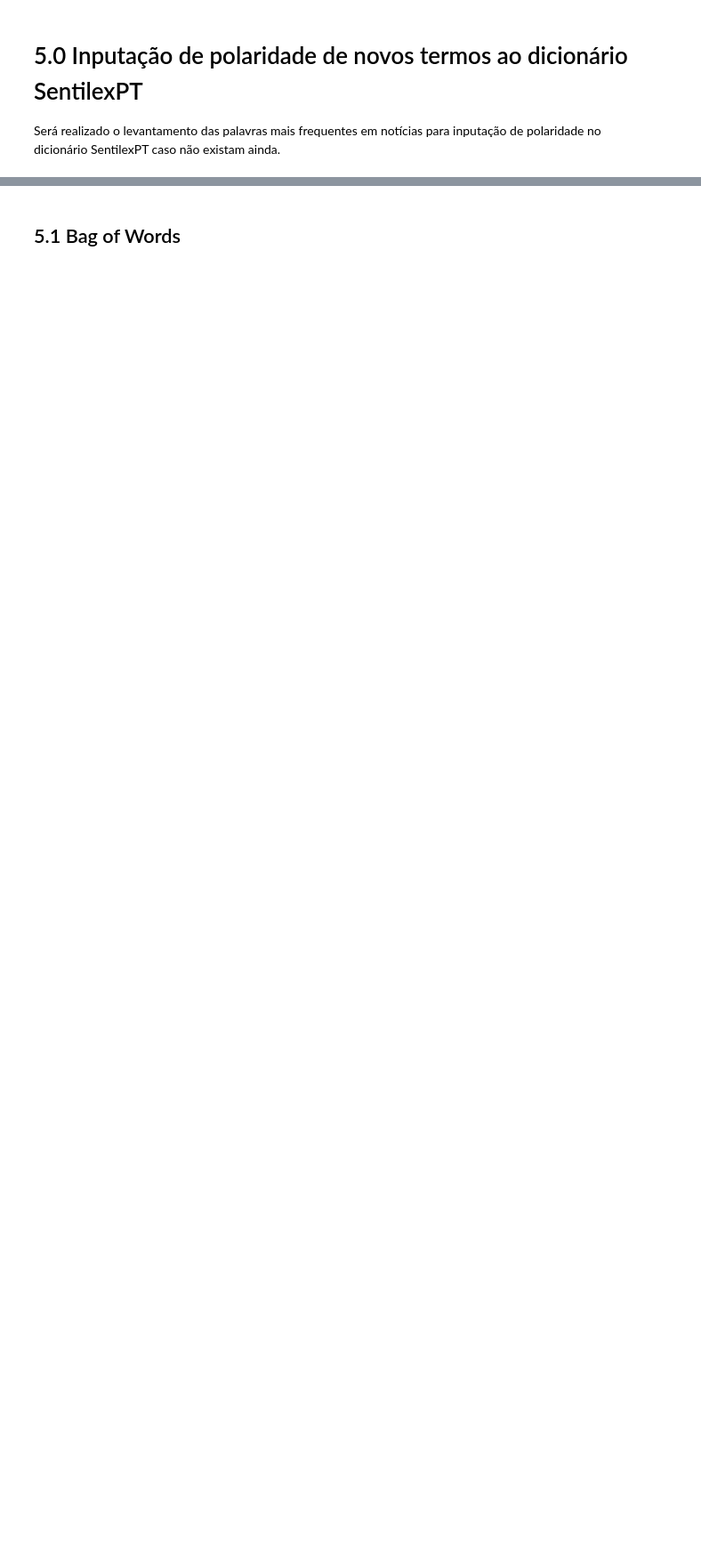
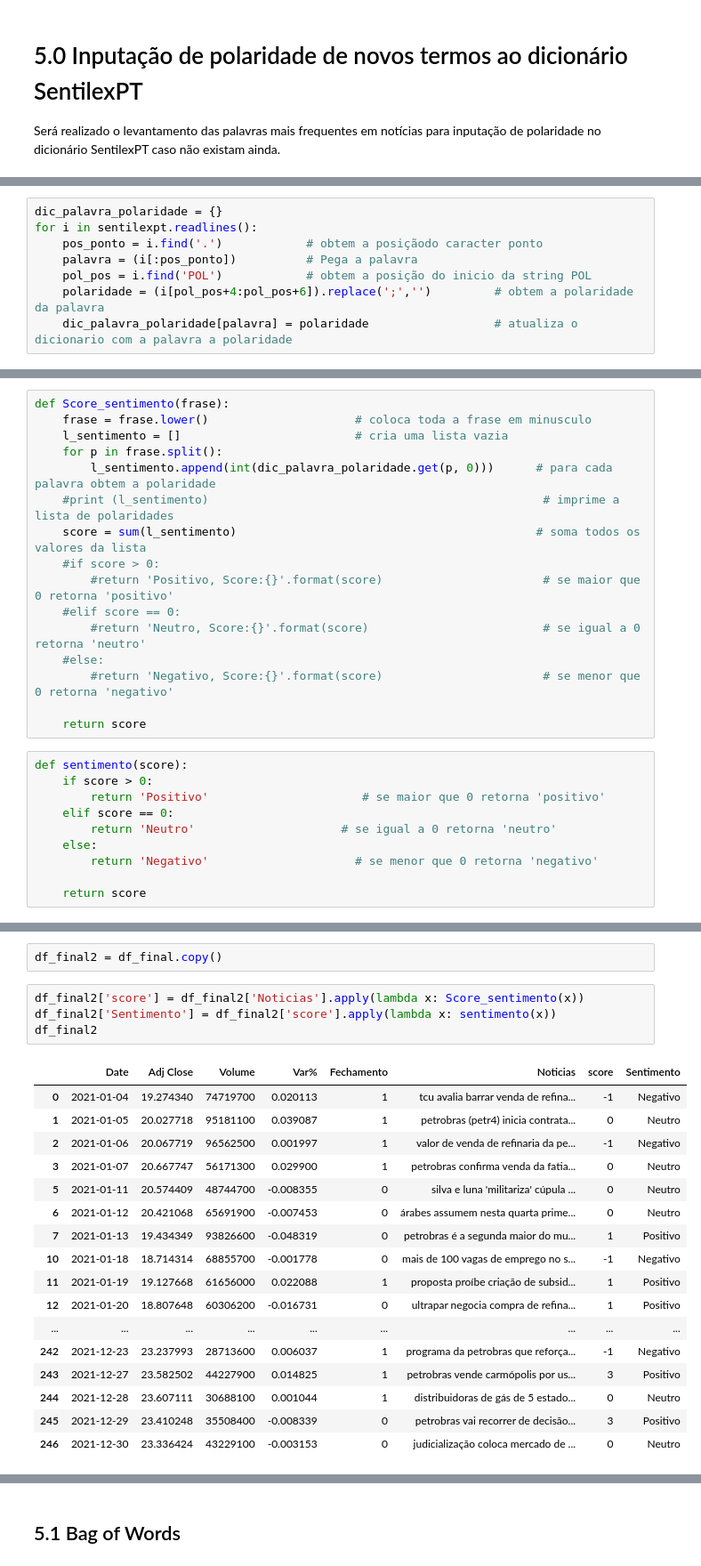
Before and after one commit to webercg/NLP---Daily-News-for-Stock-Market-Prediction, a Jupyter notebook: datasets/Experimentos + EDA.ipynb, the cells around one changed output, grey strips where cells are left out. Shown: that part at 89% size. Drawn from its saved outputs; the diff is of its cells as text; blank space fills up the shorter version.

```diff
--- a/datasets/Experimentos + EDA.ipynb
+++ b/datasets/Experimentos + EDA.ipynb
@@ -679,0 +692,8 @@ Será realizado o levantamento das palavras mais frequentes em notícias para in
+# %%
+dic_palavra_polaridade = {}
+for i in sentilexpt.readlines():
+    pos_ponto = i.find('.')            # obtem a posiçãodo caracter ponto
+    palavra = (i[:pos_ponto])          # Pega a palavra
+    pol_pos = i.find('POL')            # obtem a posição do inicio da string POL
+    polaridade = (i[pol_pos+4:pol_pos+6]).replace(';','')         # obtem a polaridade da palavra
+    dic_palavra_polaridade[palavra] = polaridade                  # atualiza o dicionario com a palavra a polaridade
@@ -679,0 +708,26 @@ Será realizado o levantamento das palavras mais frequentes em notícias para in
+# %%
+def Score_sentimento(frase):
+    frase = frase.lower()                     # coloca toda a frase em minusculo
+    l_sentimento = []                         # cria uma lista vazia
+    for p in frase.split():
+        l_sentimento.append(int(dic_palavra_polaridade.get(p, 0)))      # para cada palavra obtem a polaridade
+    #print (l_sentimento)                                                # imprime a lista de polaridades
+    score = sum(l_sentimento)                                           # soma todos os valores da lista
+    #if score > 0:
+        #return 'Positivo, Score:{}'.format(score)                       # se maior que 0 retorna 'positivo'
+    #elif score == 0:
+        #return 'Neutro, Score:{}'.format(score)                         # se igual a 0 retorna 'neutro'
+    #else:
+        #return 'Negativo, Score:{}'.format(score)                       # se menor que 0 retorna 'negativo'
+
+    return score
+# %%
+def sentimento(score):
+    if score > 0:
+        return 'Positivo'                      # se maior que 0 retorna 'positivo'
+    elif score == 0:
+        return 'Neutro'                     # se igual a 0 retorna 'neutro'
+    else:
+        return 'Negativo'                     # se menor que 0 retorna 'negativo'
+
+    return score
@@ -679,0 +743,24 @@ Será realizado o levantamento das palavras mais frequentes em notícias para in
+# %%
+df_final2 = df_final.copy()
+# %%
+df_final2['score'] = df_final2['Noticias'].apply(lambda x: Score_sentimento(x))
+df_final2['Sentimento'] = df_final2['score'].apply(lambda x: sentimento(x))
+df_final2
+# %% [output]
+|  | Date | Adj Close | Volume | Var% | Fechamento | Noticias | score | Sentimento |
+| 0 | 2021-01-04 | 19.274340 | 74719700 | 0.020113 | 1 | tcu avalia barrar venda de refina... | -1 | Negativo |
+| 1 | 2021-01-05 | 20.027718 | 95181100 | 0.039087 | 1 | petrobras (petr4) inicia contrata... | 0 | Neutro |
+| 2 | 2021-01-06 | 20.067719 | 96562500 | 0.001997 | 1 | valor de venda de refinaria da pe... | -1 | Negativo |
+| 3 | 2021-01-07 | 20.667747 | 56171300 | 0.029900 | 1 | petrobras confirma venda da fatia... | 0 | Neutro |
+| 5 | 2021-01-11 | 20.574409 | 48744700 | -0.008355 | 0 | silva e luna 'militariza' cúpula ... | 0 | Neutro |
+| 6 | 2021-01-12 | 20.421068 | 65691900 | -0.007453 | 0 | árabes assumem nesta quarta prime... | 0 | Neutro |
+| 7 | 2021-01-13 | 19.434349 | 93826600 | -0.048319 | 0 | petrobras é a segunda maior do mu... | 1 | Positivo |
+| 10 | 2021-01-18 | 18.714314 | 68855700 | -0.001778 | 0 | mais de 100 vagas de emprego no s... | -1 | Negativo |
+| 11 | 2021-01-19 | 19.127668 | 61656000 | 0.022088 | 1 | proposta proíbe criação de subsid... | 1 | Positivo |
+| 12 | 2021-01-20 | 18.807648 | 60306200 | -0.016731 | 0 | ultrapar negocia compra de refina... | 1 | Positivo |
+| ... | ... | ... | ... | ... | ... | ... | ... | ... |
+| 242 | 2021-12-23 | 23.237993 | 28713600 | 0.006037 | 1 | programa da petrobras que reforça... | -1 | Negativo |
+| 243 | 2021-12-27 | 23.582502 | 44227900 | 0.014825 | 1 | petrobras vende carmópolis por us... | 3 | Positivo |
+| 244 | 2021-12-28 | 23.607111 | 30688100 | 0.001044 | 1 | distribuidoras de gás de 5 estado... | 0 | Neutro |
+| 245 | 2021-12-29 | 23.410248 | 35508400 | -0.008339 | 0 | petrobras vai recorrer de decisão... | 3 | Positivo |
+| 246 | 2021-12-30 | 23.336424 | 43229100 | -0.003153 | 0 | judicialização coloca mercado de ... | 0 | Neutro |
```
Also changed, not shown: parts of 16 cells of this notebook, 2 other files.
